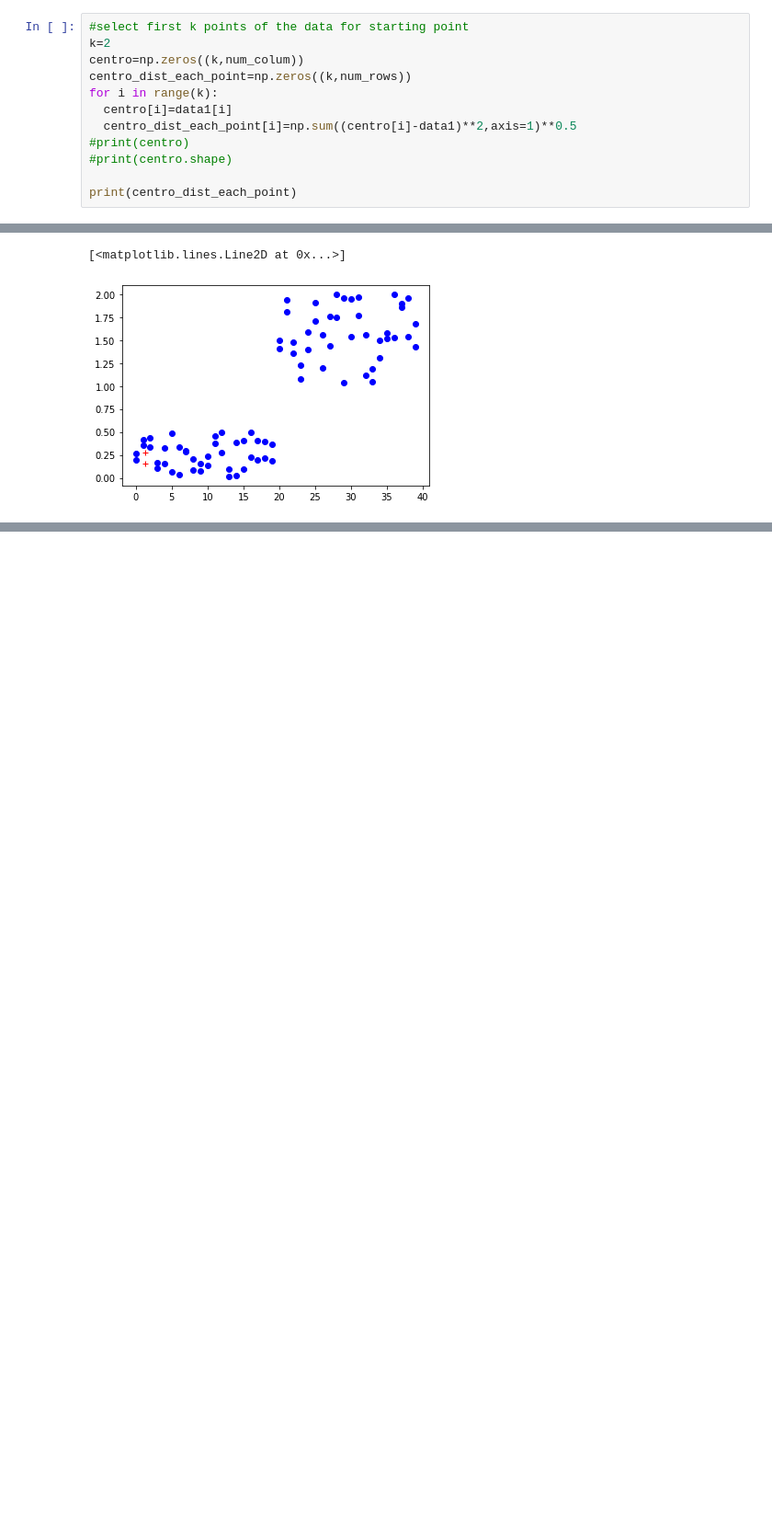
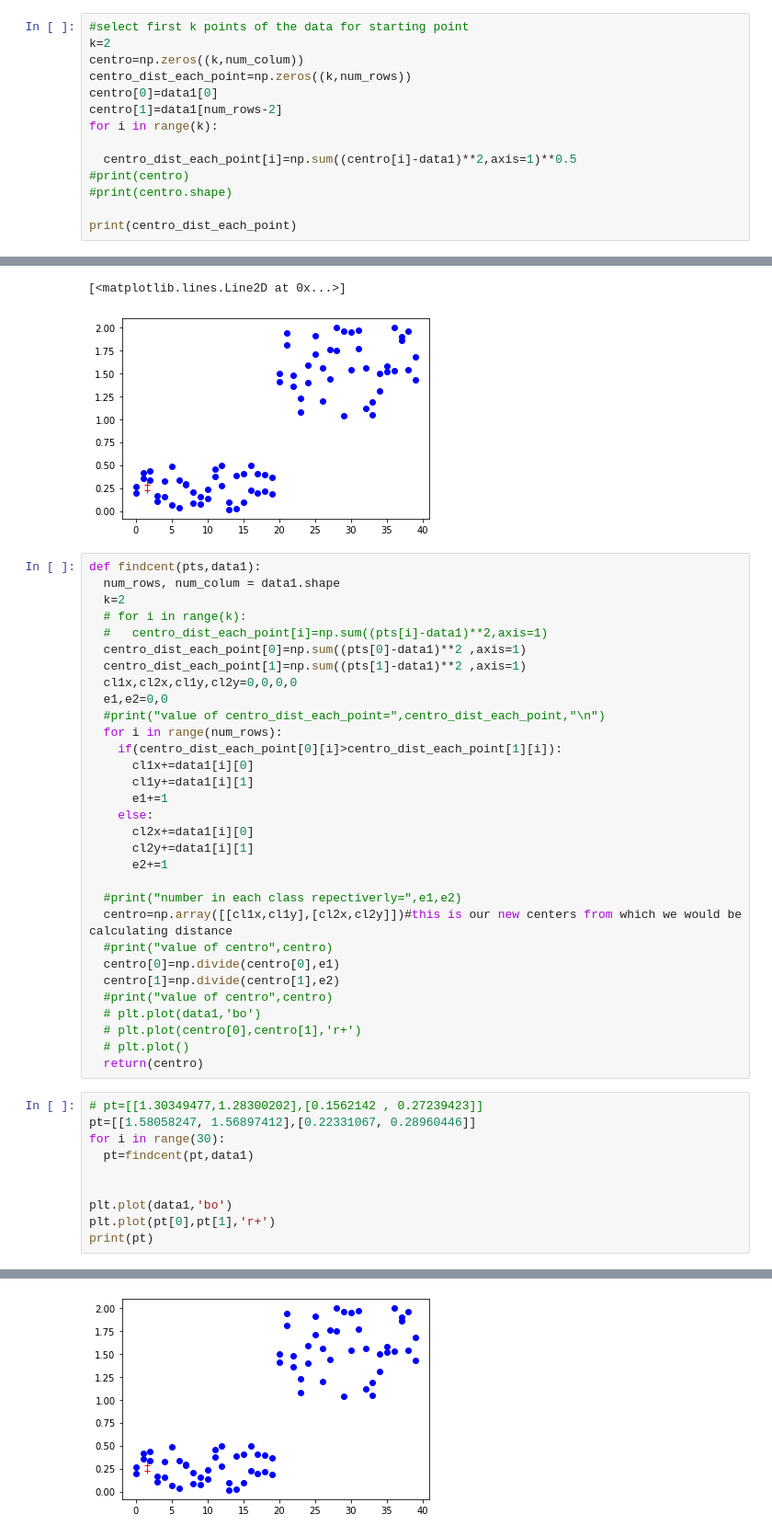
Before and after one commit to krag-harsh/k_means_clustering, a Jupyter notebook: k_mean.ipynb, the cells around one changed output, grey strips where cells are left out. Shown at 92% size. Cells and saved outputs as stored; diff of their text form; blank space fills up the shorter version.

```diff
--- a/k_mean.ipynb
+++ b/k_mean.ipynb
@@ -66,8 +65,10 @@ num_rows, num_colum = data1.shape
 k=2
 centro=np.zeros((k,num_colum))
 centro_dist_each_point=np.zeros((k,num_rows))
+centro[0]=data1[0]
+centro[1]=data1[num_rows-2]
 for i in range(k):
-  centro[i]=data1[i]
+
   centro_dist_each_point[i]=np.sum((centro[i]-data1)**2,axis=1)**0.5
 #print(centro)
 #print(centro.shape)
@@ -116,3 +117,45 @@ plt.plot(centro[0],centro[1],'r+')
 # %% [output]
 [<matplotlib.lines.Line2D at 0x...>]
 [figure]
+# %%
+def findcent(pts,data1):
+  num_rows, num_colum = data1.shape
+  k=2
+  # for i in range(k):
+  #   centro_dist_each_point[i]=np.sum((pts[i]-data1)**2,axis=1)
+  centro_dist_each_point[0]=np.sum((pts[0]-data1)**2 ,axis=1)
+  centro_dist_each_point[1]=np.sum((pts[1]-data1)**2 ,axis=1)
+  cl1x,cl2x,cl1y,cl2y=0,0,0,0
+  e1,e2=0,0
+  #print("value of centro_dist_each_point=",centro_dist_each_point,"\n")
+  for i in range(num_rows):
+    if(centro_dist_each_point[0][i]>centro_dist_each_point[1][i]):
+      cl1x+=data1[i][0]
+      cl1y+=data1[i][1]
+      e1+=1
+    else:
+      cl2x+=data1[i][0]
+      cl2y+=data1[i][1]
+      e2+=1
+
+  #print("number in each class repectiverly=",e1,e2)
+  centro=np.array([[cl1x,cl1y],[cl2x,cl2y]])#this is our new centers from which we would be calculating distance
+  #print("value of centro",centro)
+  centro[0]=np.divide(centro[0],e1)
+  centro[1]=np.divide(centro[1],e2)
+  #print("value of centro",centro)
+  # plt.plot(data1,'bo')
+  # plt.plot(centro[0],centro[1],'r+')
+  # plt.plot()
+  return(centro)
+# %%
+# pt=[[1.30349477,1.28300202],[0.1562142 , 0.27239423]]
+pt=[[1.58058247, 1.56897412],[0.22331067, 0.28960446]]
+for i in range(30):
+  pt=findcent(pt,data1)
+
+
+plt.plot(data1,'bo')
+plt.plot(pt[0],pt[1],'r+')
+print(pt)
+# %% [output]
@@ -118,0 +164 @@ plt.plot(centro[0],centro[1],'r+')
+[figure, added]
```
Also changed, not shown: parts of 5 cells of this notebook.
